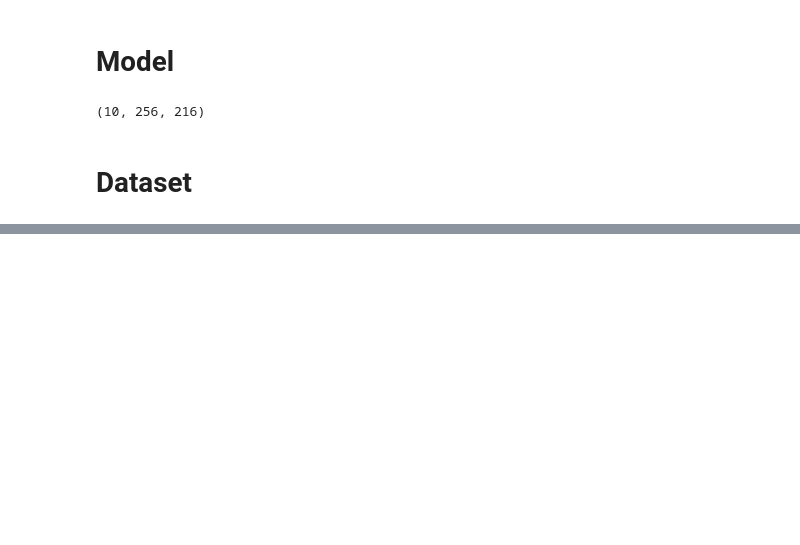
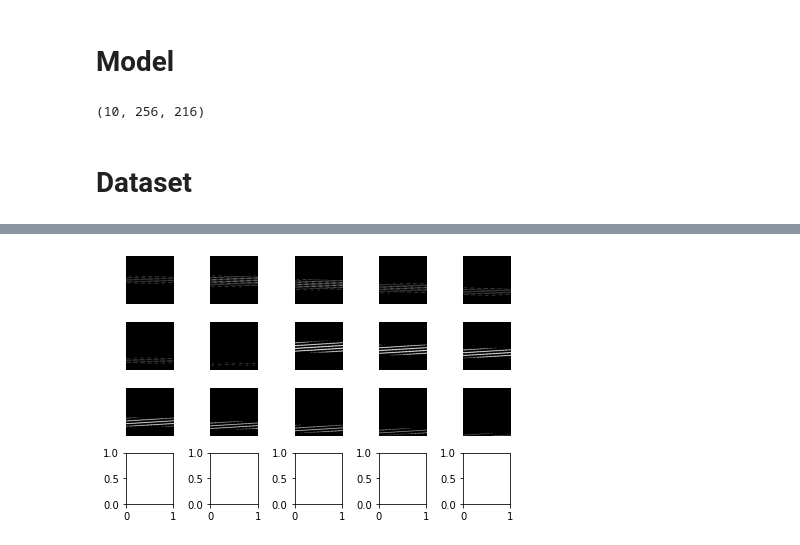
Before and after one commit to wilsonmwiti/UNet-data-Analysis, a Jupyter notebook: test.ipynb, the cells around one changed output, grey strips where cells are left out. Cells and saved outputs as stored; diff of their text form; code cells hidden in the pictures; blank space fills up the shorter version.

```diff
--- a/test.ipynb
+++ b/test.ipynb
@@ -818,0 +894,4 @@ class ACDCDataset(Dataset):
+# %%
+visualize_array(target_array*255)
+# %% [output]
+[figure, added]
```
Also changed, not shown: parts of 9 cells of this notebook, 6 other files.
